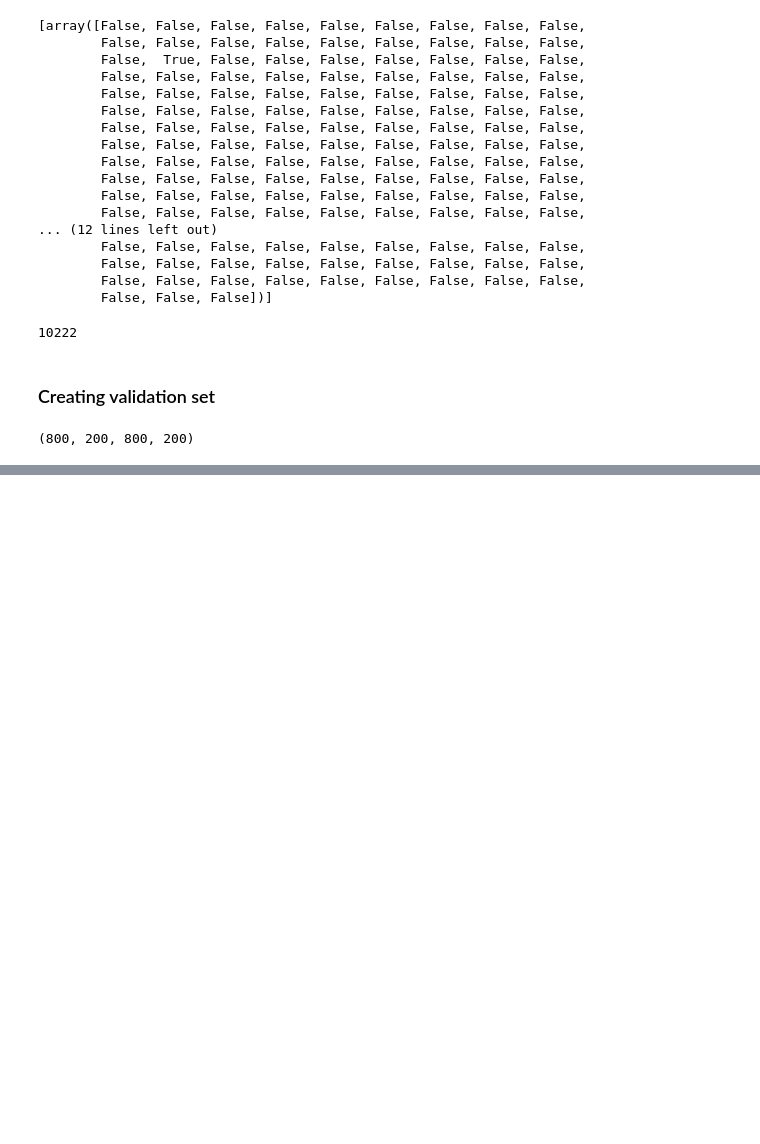
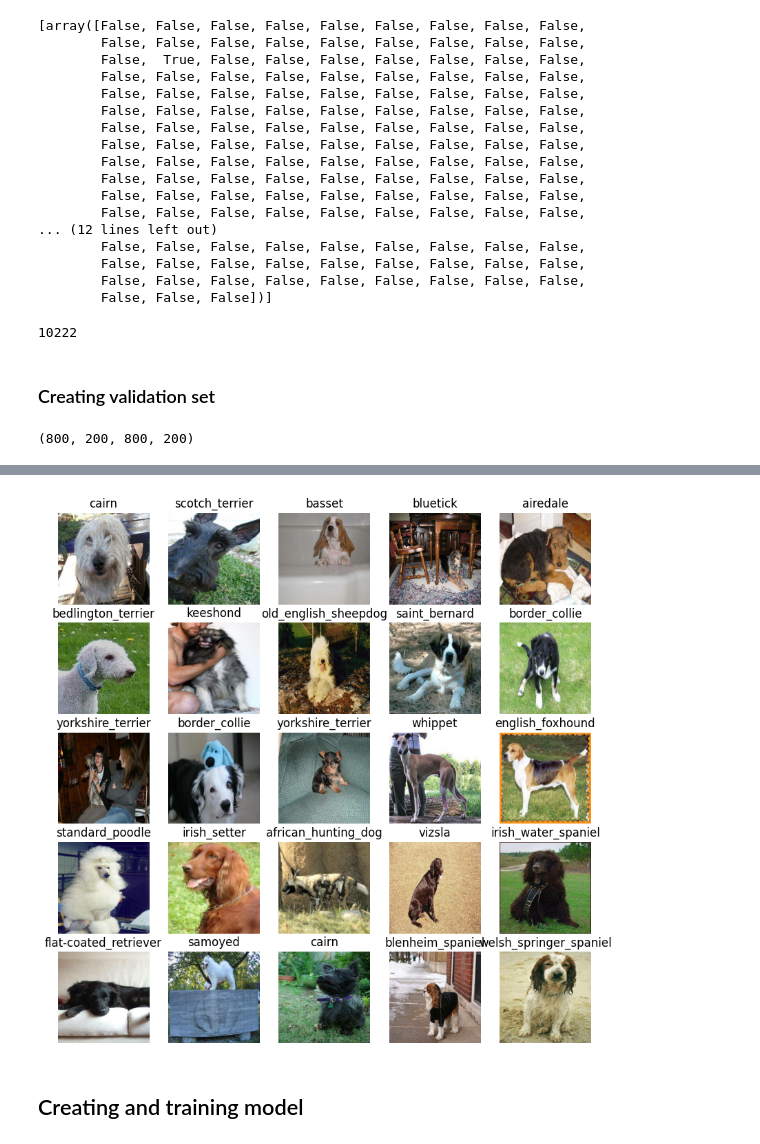
Before and after one commit to azharaul/ds-ml-learning-journey, a Jupyter notebook: projects/deep-learning/01-dog-vision/dog_vision.ipynb, the cells around one changed output, grey strips where cells are left out. Cells and saved outputs as stored; diff of their text form; code cells hidden in the pictures; blank space fills up the shorter version.

```diff
--- a/projects/deep-learning/01-dog-vision/dog_vision.ipynb
+++ b/projects/deep-learning/01-dog-vision/dog_vision.ipynb
@@ -275,0 +419,8 @@ len(X_train), len(X_val), len(y_train), len(y_val)
+# %%
+# Visualize validation images from the validation data batch
+val_images, val_labels = next(val_data.as_numpy_iterator())
+show_25_images(val_images, val_labels)
+# %% [output]
+[figure, added]
+# %% [markdown]
+## Creating and training model
```
Also changed, not shown: parts of 16 cells of this notebook.
